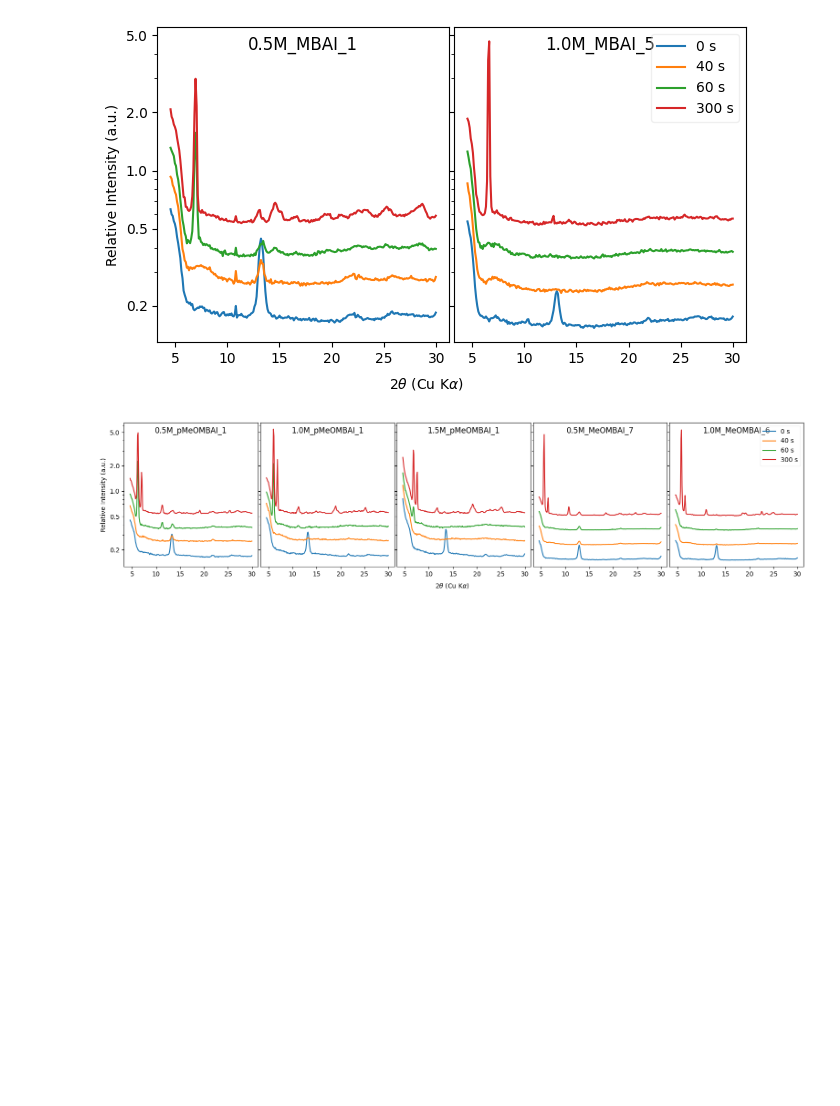
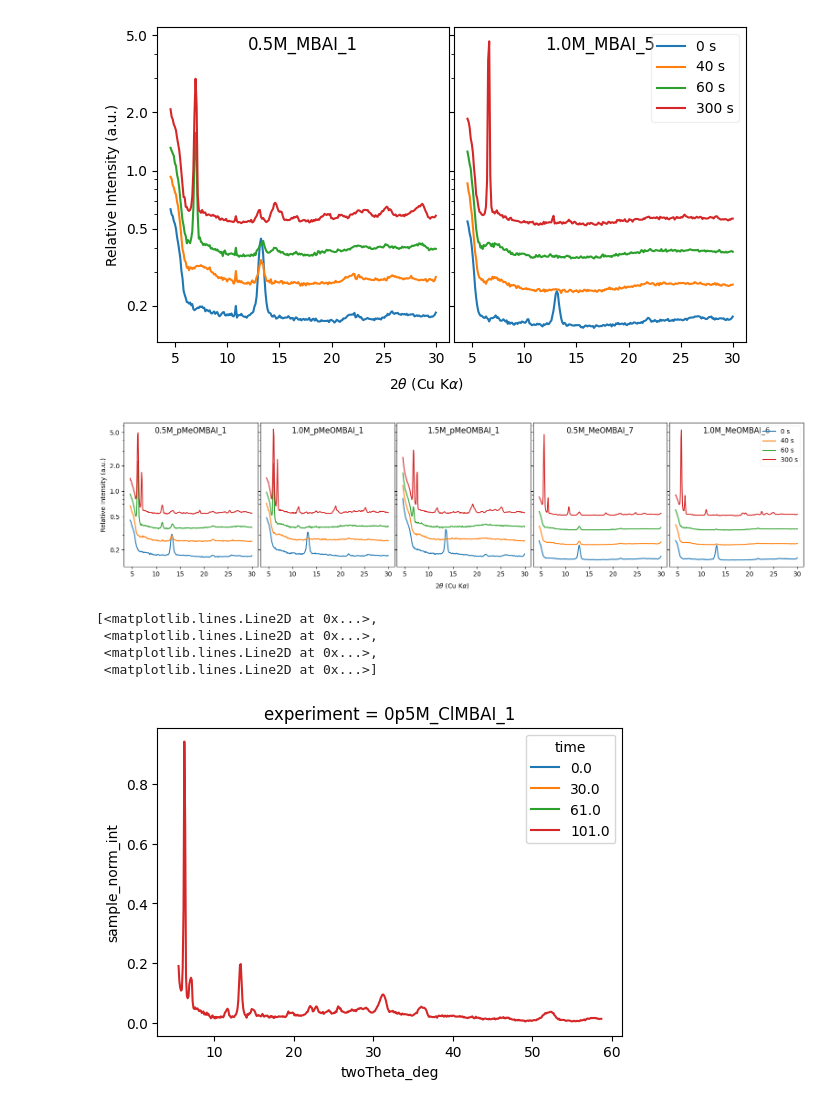
Before and after one commit to yyrliu/als-xrd-12-3-2, a Jupyter notebook: giwaxs.ipynb, the cells around one changed output. Saved outputs shown, nothing was run; the diff lists cells and outputs as text; code cells hidden in the pictures; blank space fills up the shorter version.

```diff
--- a/giwaxs.ipynb
+++ b/giwaxs.ipynb
@@ -450,3 +450,24 @@ for exp in ['ClMBAI', 'MBAI', 'p?MeOMBAI']:
 [figure]
 [figure]
 [figure]
+# %%
+import matplotlib.pyplot as plt
+from matplotlib.colors import LogNorm
+from numpy import percentile
+import xarray as xr
+
+pdataset = xr.open_dataset(r"G:\Shared drives\Sutter-Fella Lab\ECRP-Project\results\beamtime_Dec2025\giwaxs_combined.nc")
+
+sample_1 = pdataset.isel(experiment=1)
+
+fig, ax = plt.subplots(figsize=(6,4))
+
+sample_1 = sample_1.swap_dims({"q_A^-1": "twoTheta_deg"})
+
+sample_1["sample_norm_int"].sel(twoTheta_deg=slice(5.5, None)).sel(time=[0, 30, 60, 100], method='nearest').plot.line(x="twoTheta_deg", ax=ax)
+# %% [output]
+[<matplotlib.lines.Line2D at 0x...>,
+ <matplotlib.lines.Line2D at 0x...>,
+ <matplotlib.lines.Line2D at 0x...>,
+ <matplotlib.lines.Line2D at 0x...>]
+[figure, added]
```
Also changed, not shown: 3 other files.
